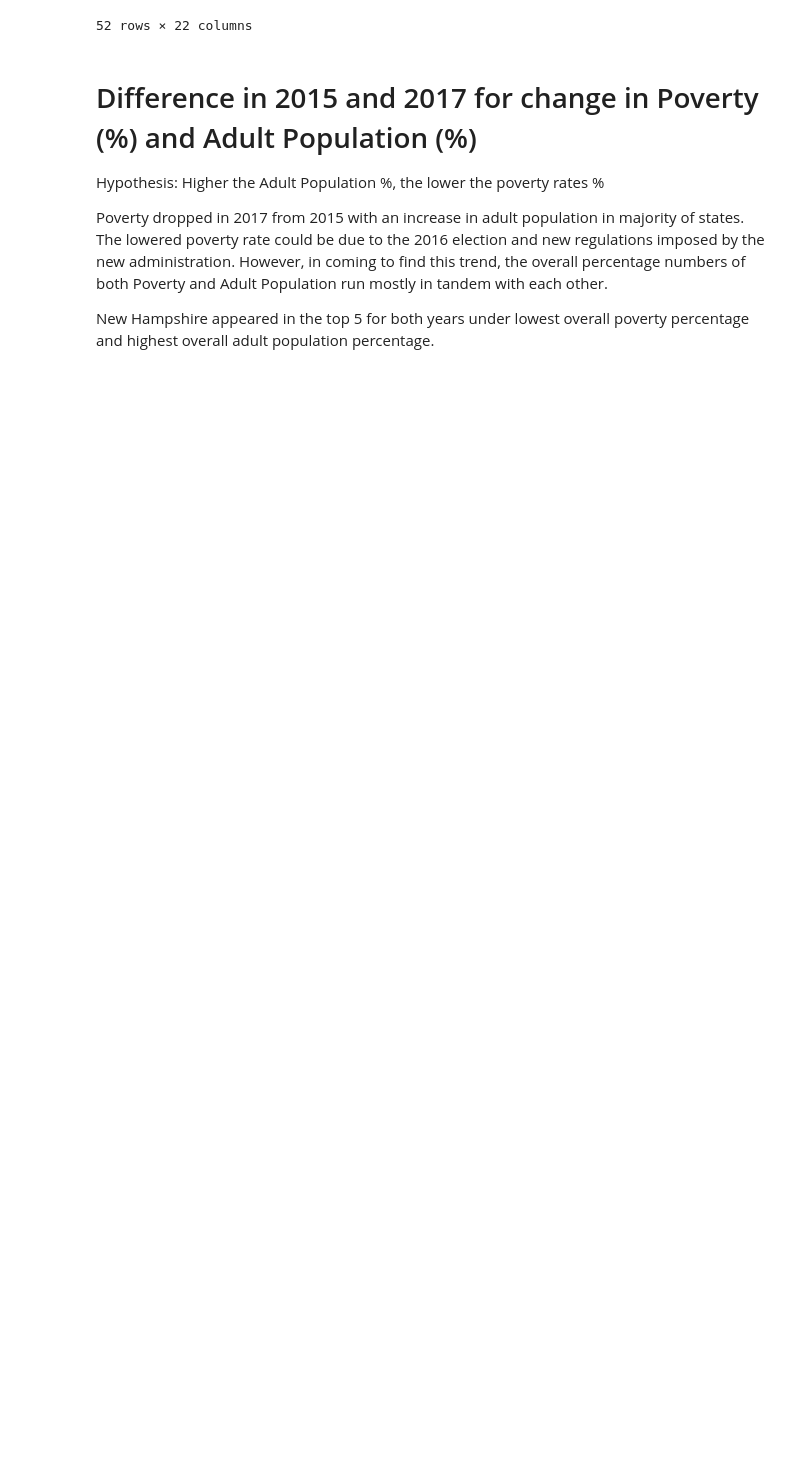
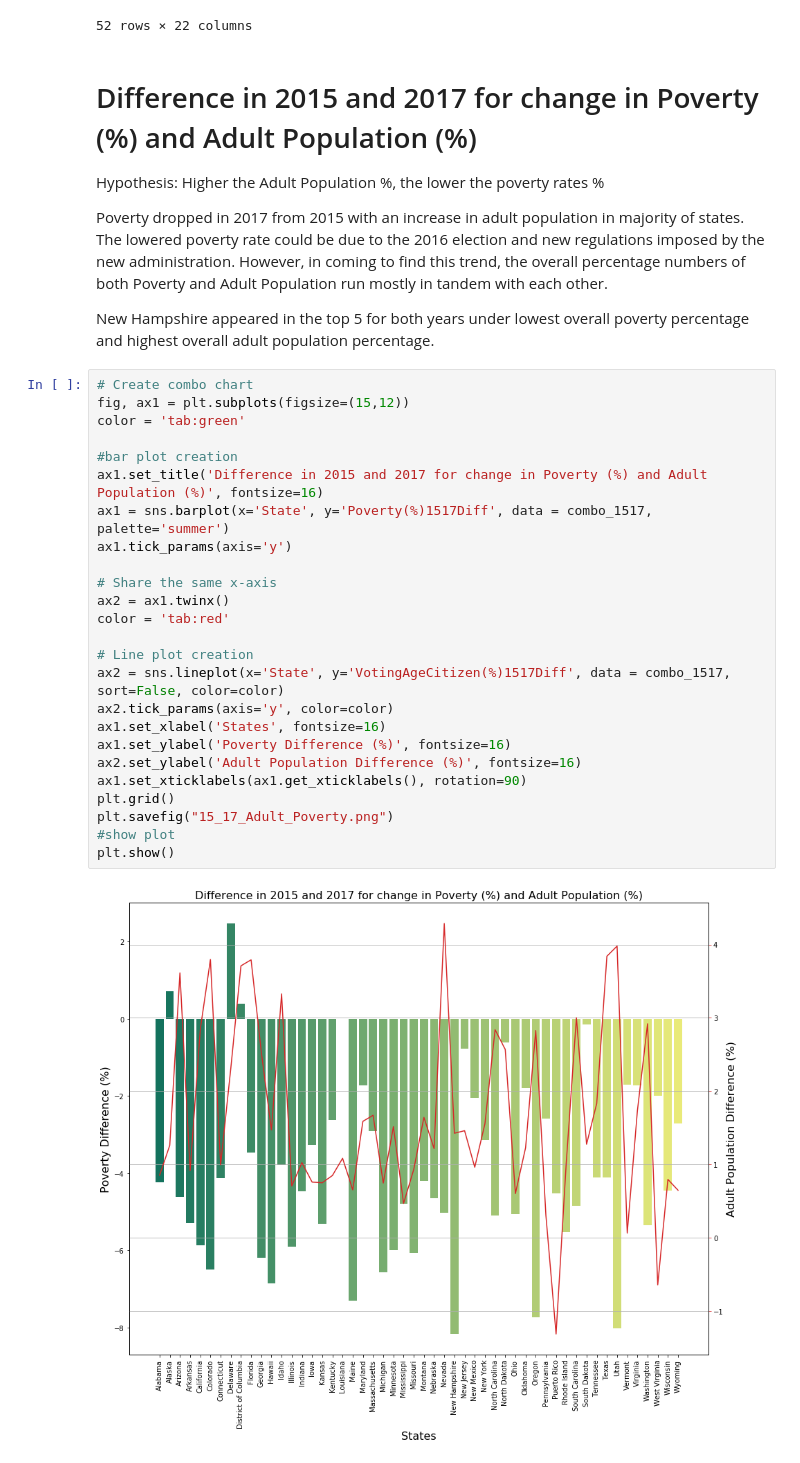
Before and after one commit to charlim26/censusproject, a Jupyter notebook: Kmar_Citizen_Poverty/Adult_Poverty.ipynb, the cells around one changed output. Saved outputs shown, nothing was run; the diff lists cells and outputs as text; blank space fills up the shorter version.

```diff
--- a/Kmar_Citizen_Poverty/Adult_Poverty.ipynb
+++ b/Kmar_Citizen_Poverty/Adult_Poverty.ipynb
@@ -243,6 +268,33 @@ Hypothesis: Higher the Adult Population  %, the lower the poverty rates %
 Poverty dropped in 2017 from 2015 with an increase in adult population in majority of states.  The lowered poverty rate could be due to the 2016 election and new regulations imposed by the new administration.  However, in coming to find this trend, the overall percentage numbers of both Poverty and Adult Population run mostly in tandem with each other.
 
 New Hampshire appeared in the top 5 for both years under lowest overall poverty percentage and highest overall adult population percentage.
+# %%
+# Create combo chart
+fig, ax1 = plt.subplots(figsize=(15,12))
+color = 'tab:green'
+
+#bar plot creation
+ax1.set_title('Difference in 2015 and 2017 for change in Poverty (%) and Adult Population (%)', fontsize=16)
+ax1 = sns.barplot(x='State', y='Poverty(%)1517Diff', data = combo_1517, palette='summer')
+ax1.tick_params(axis='y')
+
+# Share the same x-axis
+ax2 = ax1.twinx()
+color = 'tab:red'
+
+# Line plot creation
+ax2 = sns.lineplot(x='State', y='VotingAgeCitizen(%)1517Diff', data = combo_1517, sort=False, color=color)
+ax2.tick_params(axis='y', color=color)
+ax1.set_xlabel('States', fontsize=16)
+ax1.set_ylabel('Poverty Difference (%)', fontsize=16)
+ax2.set_ylabel('Adult Population Difference (%)', fontsize=16)
+ax1.set_xticklabels(ax1.get_xticklabels(), rotation=90)
+plt.grid()
+plt.savefig("15_17_Adult_Poverty.png")
+#show plot
+plt.show()
+# %% [output]
+[figure, added]
 # %%
 # Create combo chart
 fig, ax1 = plt.subplots(figsize=(20,4))
```
Also changed, not shown: parts of 14 cells of this notebook.
